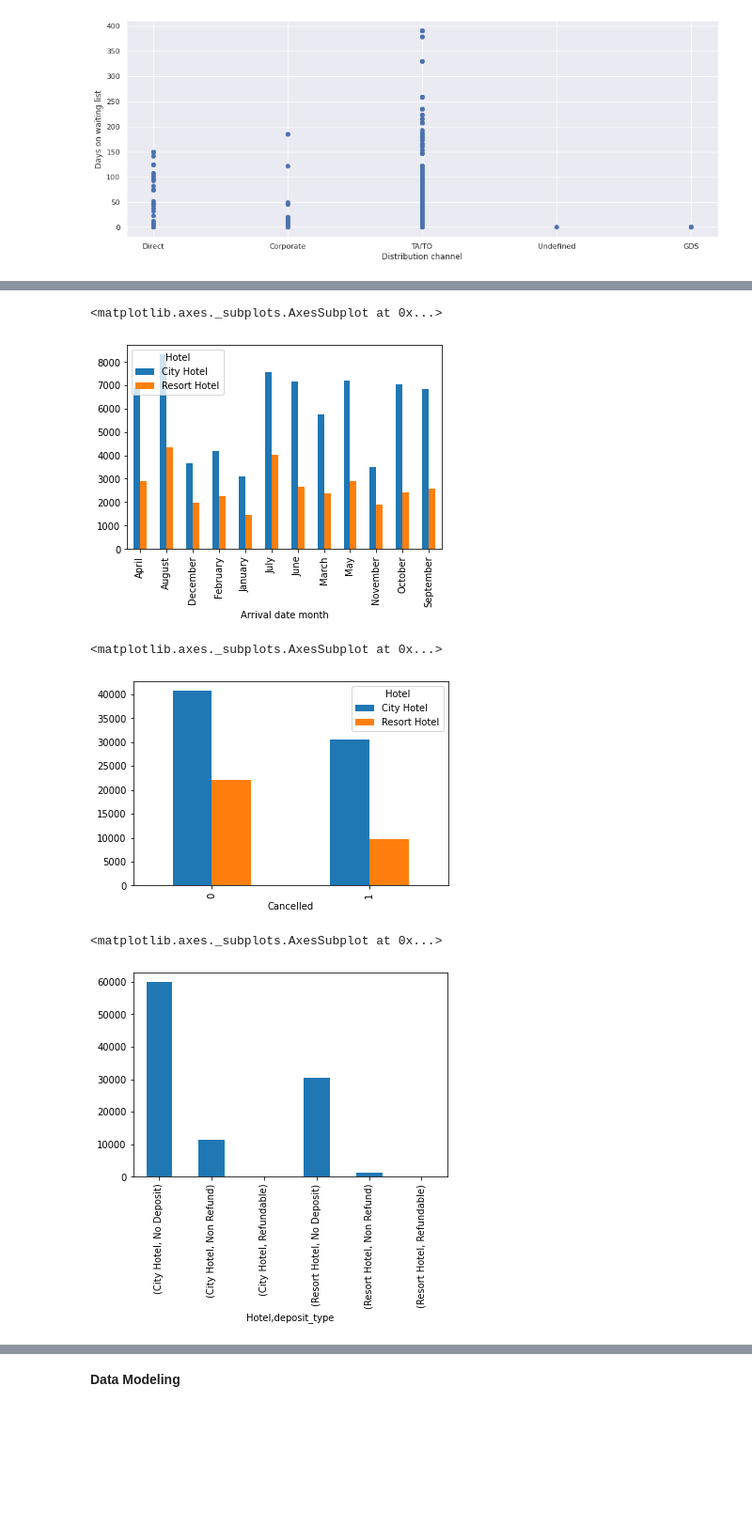
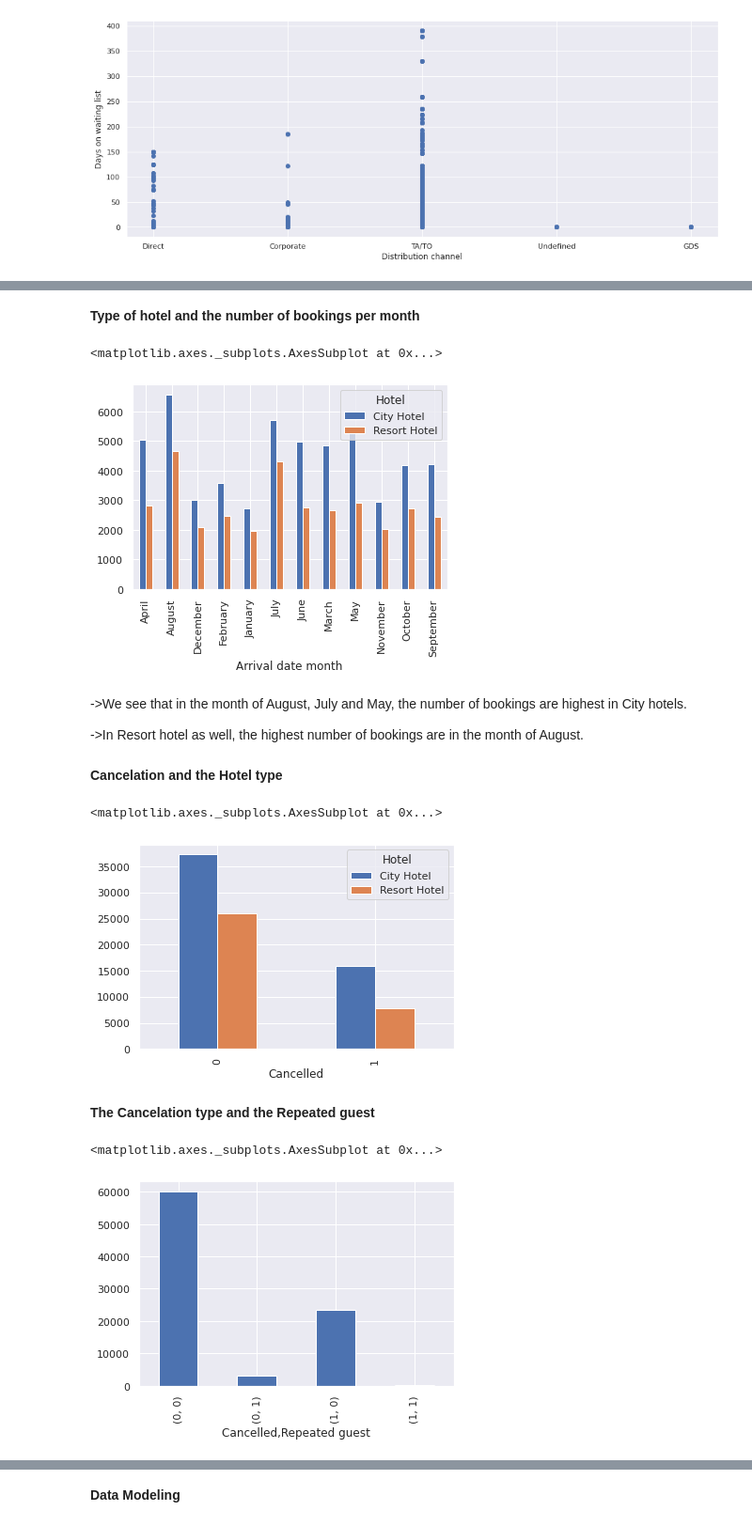
Before and after one commit to sm160388/hotel-booking-analysis, a Jupyter notebook: Copy_of_Hotel_Booking_Analysis_Capstone_Project.ipynb, the cells around one changed output, grey strips where cells are left out. Shown at 94% size. Saved outputs shown, nothing was run; the diff lists cells and outputs as text; code cells hidden in the pictures; blank space fills up the shorter version.

```diff
--- a/Copy_of_Hotel_Booking_Analysis_Capstone_Project.ipynb
+++ b/Copy_of_Hotel_Booking_Analysis_Capstone_Project.ipynb
@@ -211,7 +228,3 @@ Required car parking spaces         0
 Total of special requests           0
 Reservation status                  0
 dtype: int64
-# %%
-#dropping the missing values
-data=data.dropna()  #will drop the not available values
-data.count()
@@ -235,0 +231,5 @@ dtype: int64
+# %%
+# Replace the null values with 0
+#filling the null values
+data=data.fillna(value=0)
+data.count()
@@ -409,21 +332,31 @@ Name: Hotel, dtype: object
+# %% [markdown]
+**Type of hotel and the number of bookings per month**
 # %%
 data1=data.groupby(['Arrival date month','Hotel']).size()
 data1=data1.unstack()
 data1.plot(kind='bar')
 # %% [output]
 <matplotlib.axes._subplots.AxesSubplot at 0x...>
-[figure, old version]
+[figure, new version]
+# %% [markdown]
+->We see that in the month of August, July and May, the number of bookings are highest in City hotels.
+
+->In Resort hotel as well, the highest number of bookings are in the month of August.
+# %% [markdown]
+**Cancelation and the Hotel type**
 # %%
 data2=data.groupby(['Cancelled','Hotel']).size()
 data2=data2.unstack()
 data2.plot(kind='bar')
 # %% [output]
 <matplotlib.axes._subplots.AxesSubplot at 0x...>
-[figure, old version]
+[figure, new version]
+# %% [markdown]
+**The Cancelation type and the Repeated guest**
 # %%
-data3=data.groupby(['Hotel','deposit_type']).size()
+data3=data.groupby(['Cancelled','Repeated guest']).size()
 #data3=data3.unstack()
 data3.plot(kind='bar')
 # %% [output]
 <matplotlib.axes._subplots.AxesSubplot at 0x...>
-[figure, old version]
+[figure, new version]
```
Also changed, not shown: parts of 61 cells of this notebook.
